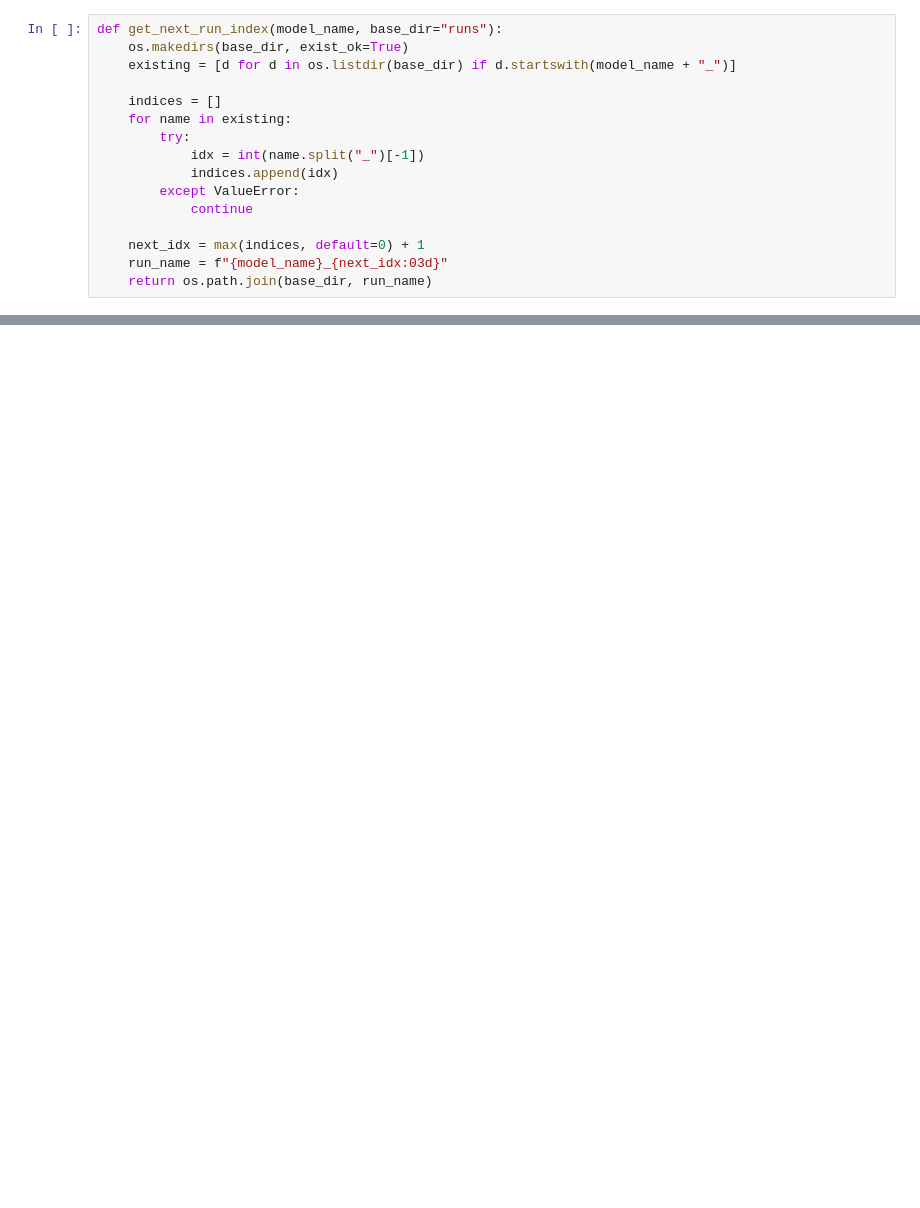
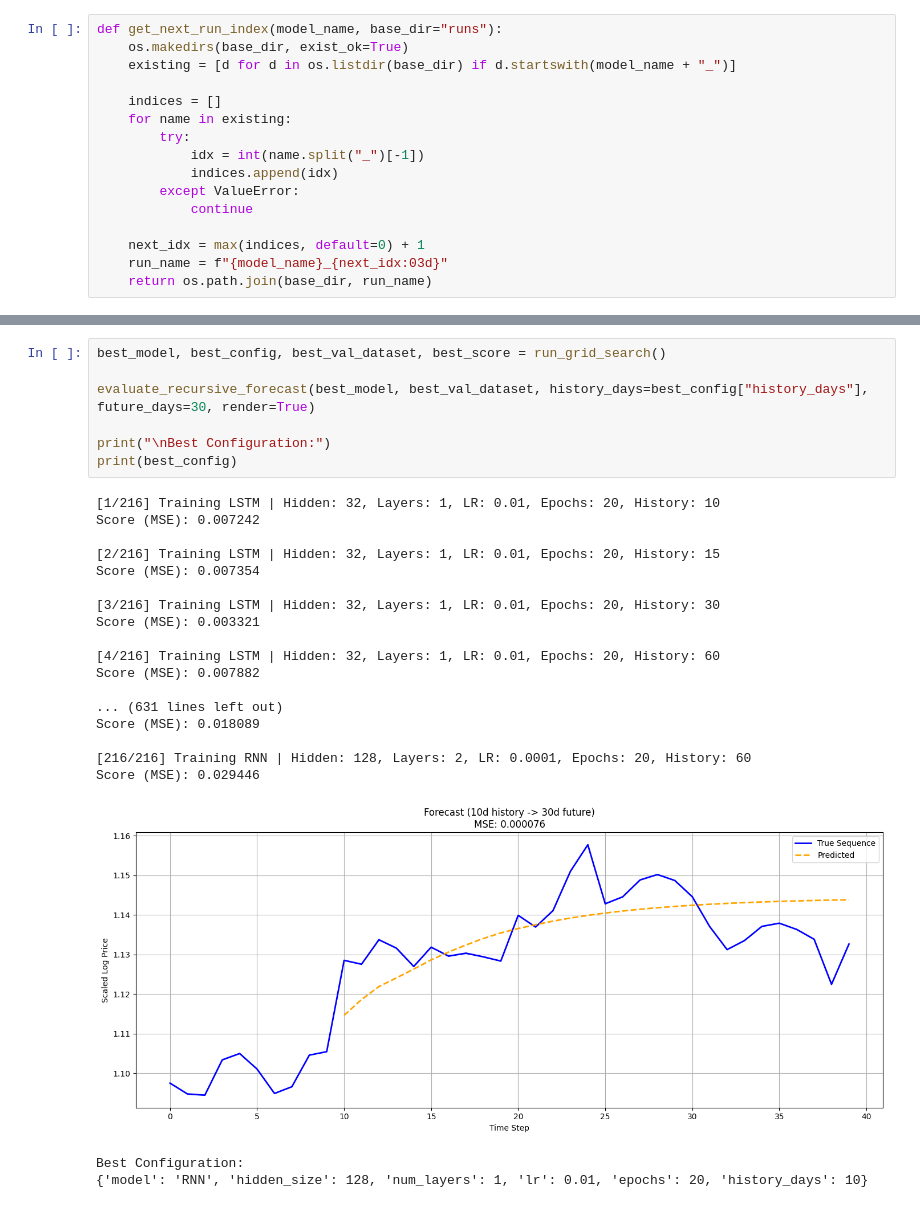
Before and after one commit to daniil-vikulov/DL_HSE, a Jupyter notebook: hw3/crypto.ipynb, the cells around one changed output, grey strips where cells are left out. Cells and saved outputs as stored; diff of their text form; blank space fills up the shorter version.

```diff
--- a/hw3/crypto.ipynb
+++ b/hw3/crypto.ipynb
@@ -253,0 +351,28 @@ plot_forecast(model, scaled_data, HISTORY_DAYS=30, FUTURE_DAYS=30)
+# %%
+best_model, best_config, best_val_dataset, best_score = run_grid_search()
+
+evaluate_recursive_forecast(best_model, best_val_dataset, history_days=best_config["history_days"], future_days=30, render=True)
+
+print("\nBest Configuration:")
+print(best_config)
+# %% [output]
+[1/216] Training LSTM | Hidden: 32, Layers: 1, LR: 0.01, Epochs: 20, History: 10
+Score (MSE): 0.007242
+
+[2/216] Training LSTM | Hidden: 32, Layers: 1, LR: 0.01, Epochs: 20, History: 15
+Score (MSE): 0.007354
+
+[3/216] Training LSTM | Hidden: 32, Layers: 1, LR: 0.01, Epochs: 20, History: 30
+Score (MSE): 0.003321
+
+[4/216] Training LSTM | Hidden: 32, Layers: 1, LR: 0.01, Epochs: 20, History: 60
+Score (MSE): 0.007882
+
+... (631 lines left out)
+Score (MSE): 0.018089
+
+[216/216] Training RNN | Hidden: 128, Layers: 2, LR: 0.0001, Epochs: 20, History: 60
+Score (MSE): 0.029446
+[figure, added]
+Best Configuration:
+{'model': 'RNN', 'hidden_size': 128, 'num_layers': 1, 'lr': 0.01, 'epochs': 20, 'history_days': 10}
```
Also changed, not shown: parts of 17 cells of this notebook.
